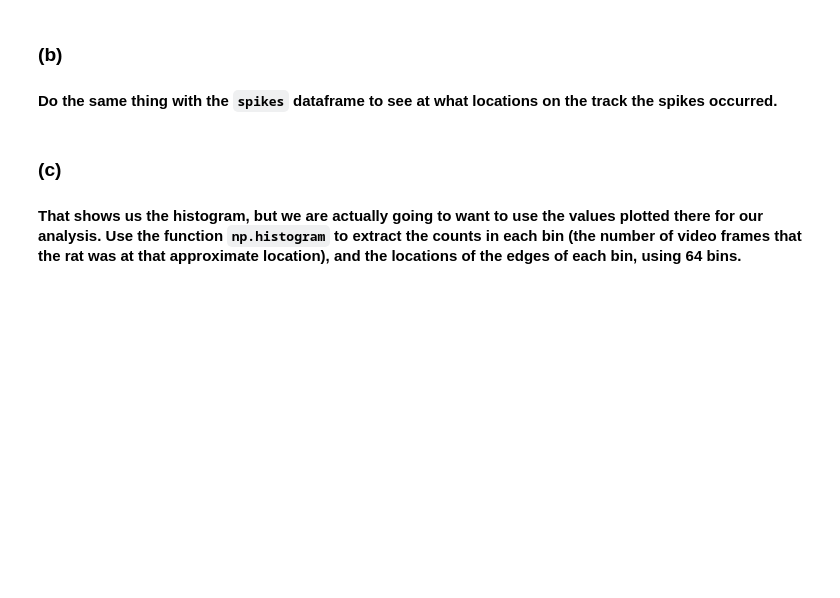
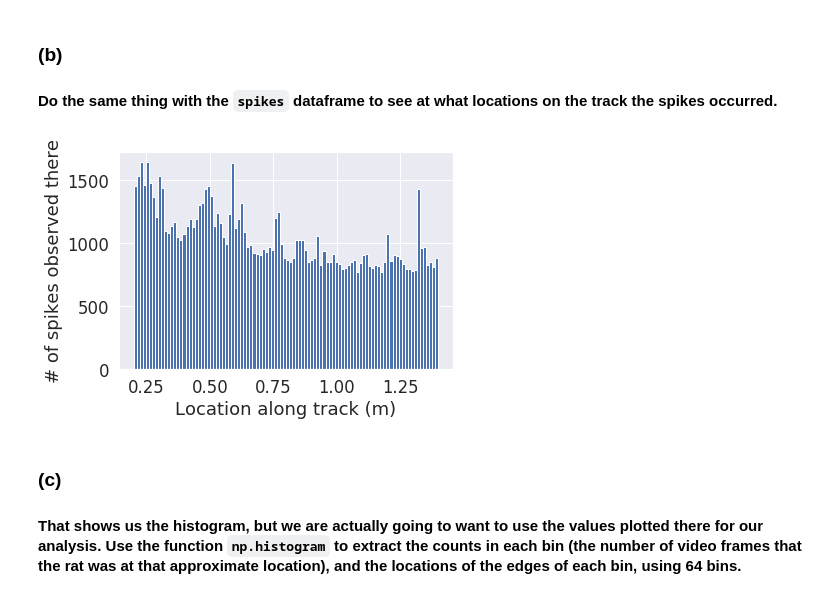
Before and after one commit to shershko/NeuroSci, a Jupyter notebook: neural_coding_exercises.ipynb, the cells around one changed output. Drawn from its saved outputs; the diff is of its cells as text; code cells hidden in the pictures; blank space fills up the shorter version.

```diff
--- a/neural_coding_exercises.ipynb
+++ b/neural_coding_exercises.ipynb
@@ -44,9 +75,11 @@ plt.ylabel('# of samples that animal\nwas present there');
 ### (b)
 #### Do the same thing with the `spikes` dataframe to see at what locations on the track the spikes occurred.
 # %%
-spikes...
+spikes['d'].hist(bins=100)
 plt.xlabel('Location along track (m)')
 plt.ylabel('# of spikes observed there');
+# %% [output]
+[figure, added]
 # %% [markdown]
 ### (c)
 #### That shows us the histogram, but we are actually going to want to use the values plotted there for our analysis.  Use the function `np.histogram` to extract the counts in each bin (the number of video frames that the rat was at that approximate location), and the locations of the edges of each bin, using 64 bins.
```
Also changed, not shown: parts of 16 cells of this notebook.
